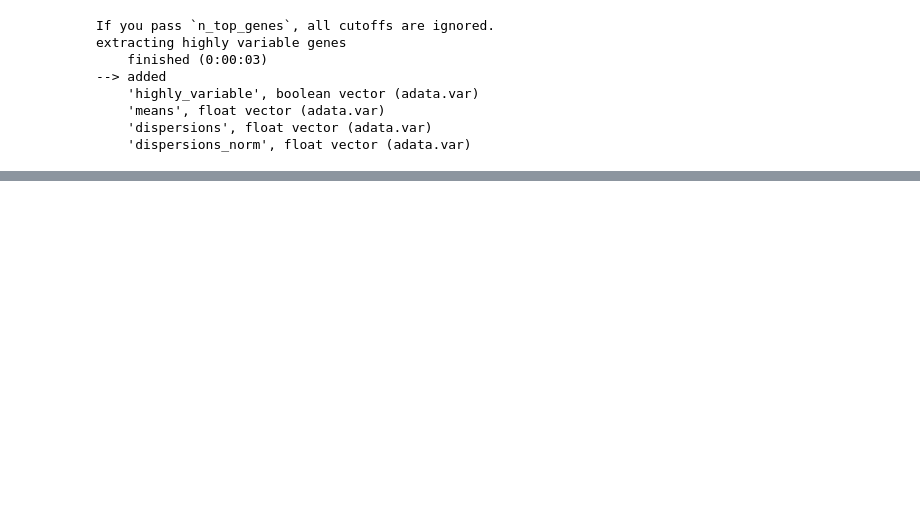
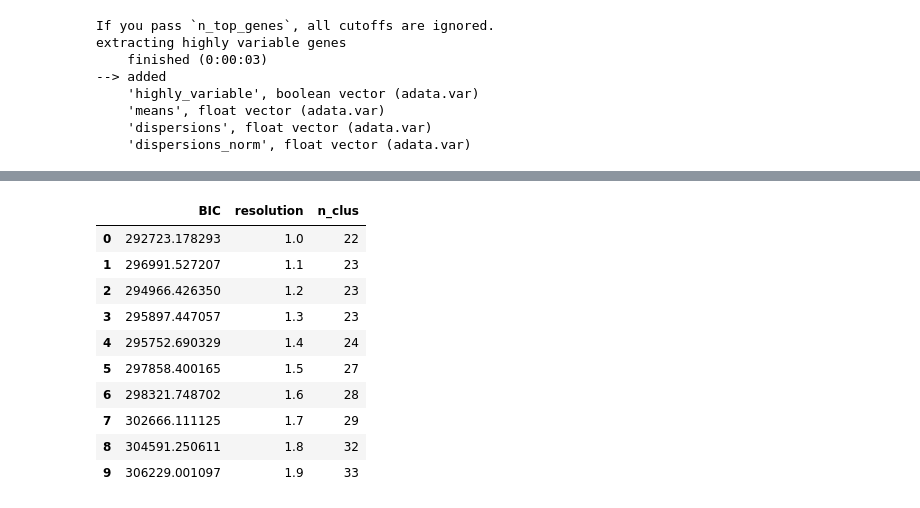
Before and after one commit to spatial-cell-id-tmp/resolute, a Jupyter notebook: score_function.ipynb, the cells around one changed output, grey strips where cells are left out. Cells and saved outputs as stored; diff of their text form; code cells hidden in the pictures; blank space fills up the shorter version.

```diff
--- a/score_function.ipynb
+++ b/score_function.ipynb
@@ -243,0 +192,14 @@ a[0]
+# %%
+b[0]
+# %% [output]
+|  | BIC | resolution | n_clus |
+| 0 | 292723.178293 | 1.0 | 22 |
+| 1 | 296991.527207 | 1.1 | 23 |
+| 2 | 294966.426350 | 1.2 | 23 |
+| 3 | 295897.447057 | 1.3 | 23 |
+| 4 | 295752.690329 | 1.4 | 24 |
+| 5 | 297858.400165 | 1.5 | 27 |
+| 6 | 298321.748702 | 1.6 | 28 |
+| 7 | 302666.111125 | 1.7 | 29 |
+| 8 | 304591.250611 | 1.8 | 32 |
+| 9 | 306229.001097 | 1.9 | 33 |
```
Also changed, not shown: parts of 25 cells of this notebook.
